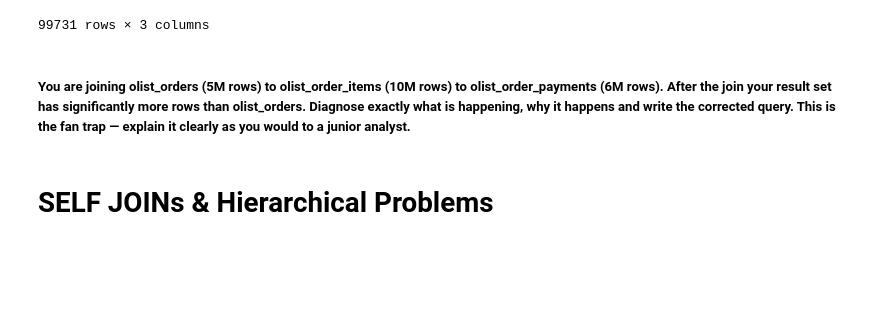
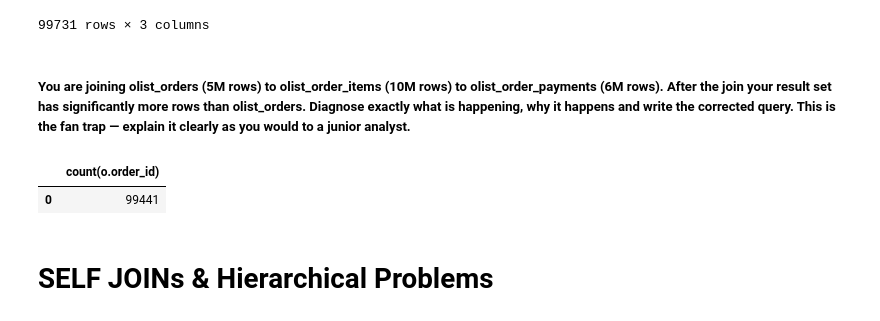
Before and after one commit to tejalig/olist-analysis, a Jupyter notebook: notebooks/sql_practice.ipynb, the cells around one changed output. Saved outputs shown, nothing was run; the diff lists cells and outputs as text; code cells hidden in the pictures; blank space fills up the shorter version.

```diff
--- a/notebooks/sql_practice.ipynb
+++ b/notebooks/sql_practice.ipynb
@@ -218,6 +218,33 @@ conn.execute(query).df()
 99731 rows × 3 columns
 # %% [markdown]
 ##### You are joining olist_orders (5M rows) to olist_order_items (10M rows) to olist_order_payments (6M rows). After the join your result set has significantly more rows than olist_orders. Diagnose exactly what is happening, why it happens and write the corrected query. This is the fan trap — explain it clearly as you would to a junior analyst.
+# %%
+query = """
+
+    with opayments as (
+        select order_id, count(distinct payment_type) as payments_used
+        from order_payments
+        group by order_id
+    ),
+    oitems as (
+        select order_id, sum(price) as total_price
+        from order_items
+        group by order_id
+    )
+    SELECT
+        count(o.order_id)
+    FROM orders o
+    LEFT JOIN oitems oi
+    ON o.order_id = oi.order_id
+    LEFT JOIN opayments op
+    ON o.order_id = op.order_id
+
+"""
+
+conn.execute(query).df()
+# %% [output]
+|  | count(o.order_id) |
+| 0 | 99441 |
 # %% [markdown]
 # SELF JOINs & Hierarchical Problems
 # %% [markdown]
```
Also changed, not shown: parts of 5 cells of this notebook.
